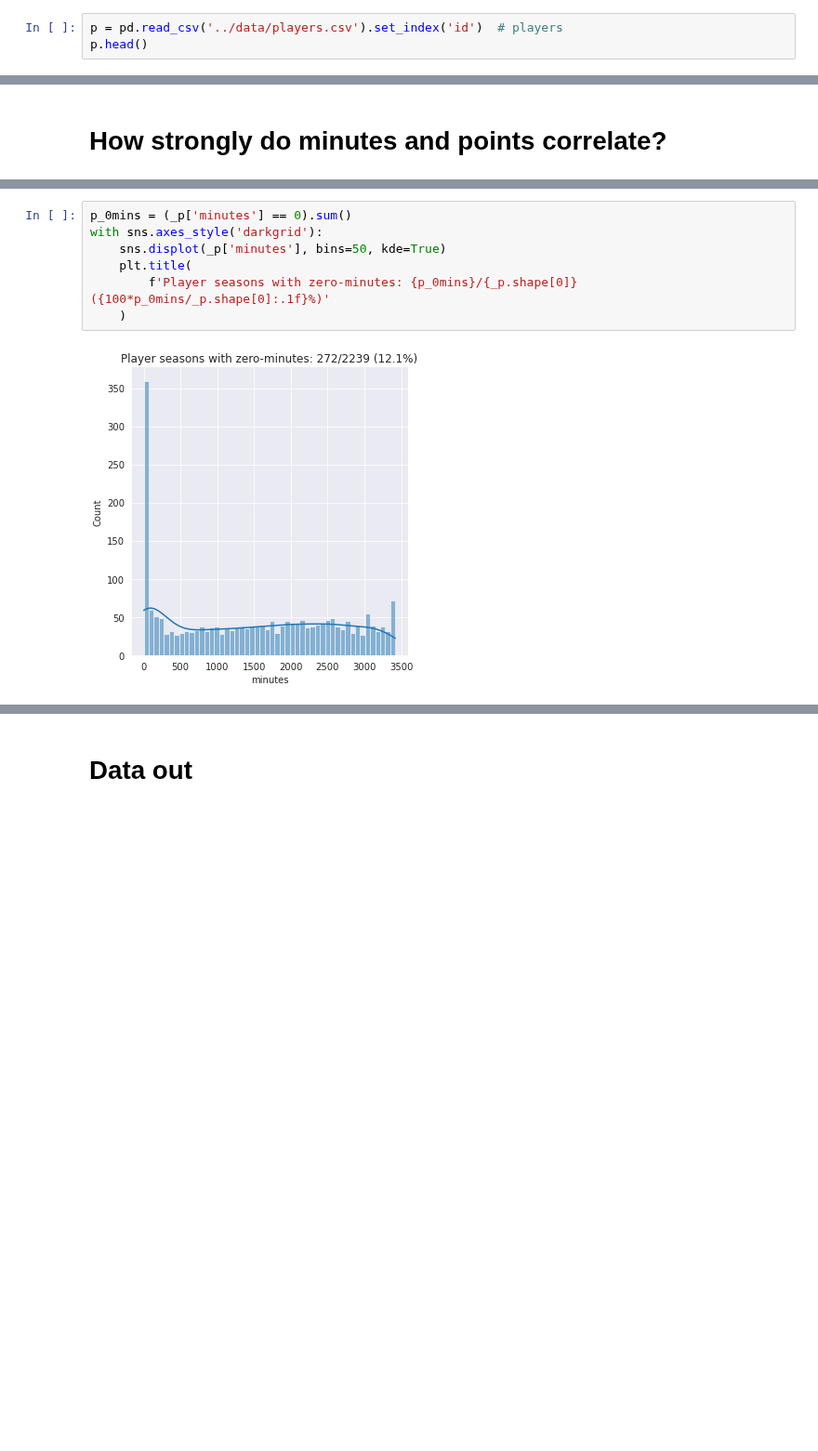
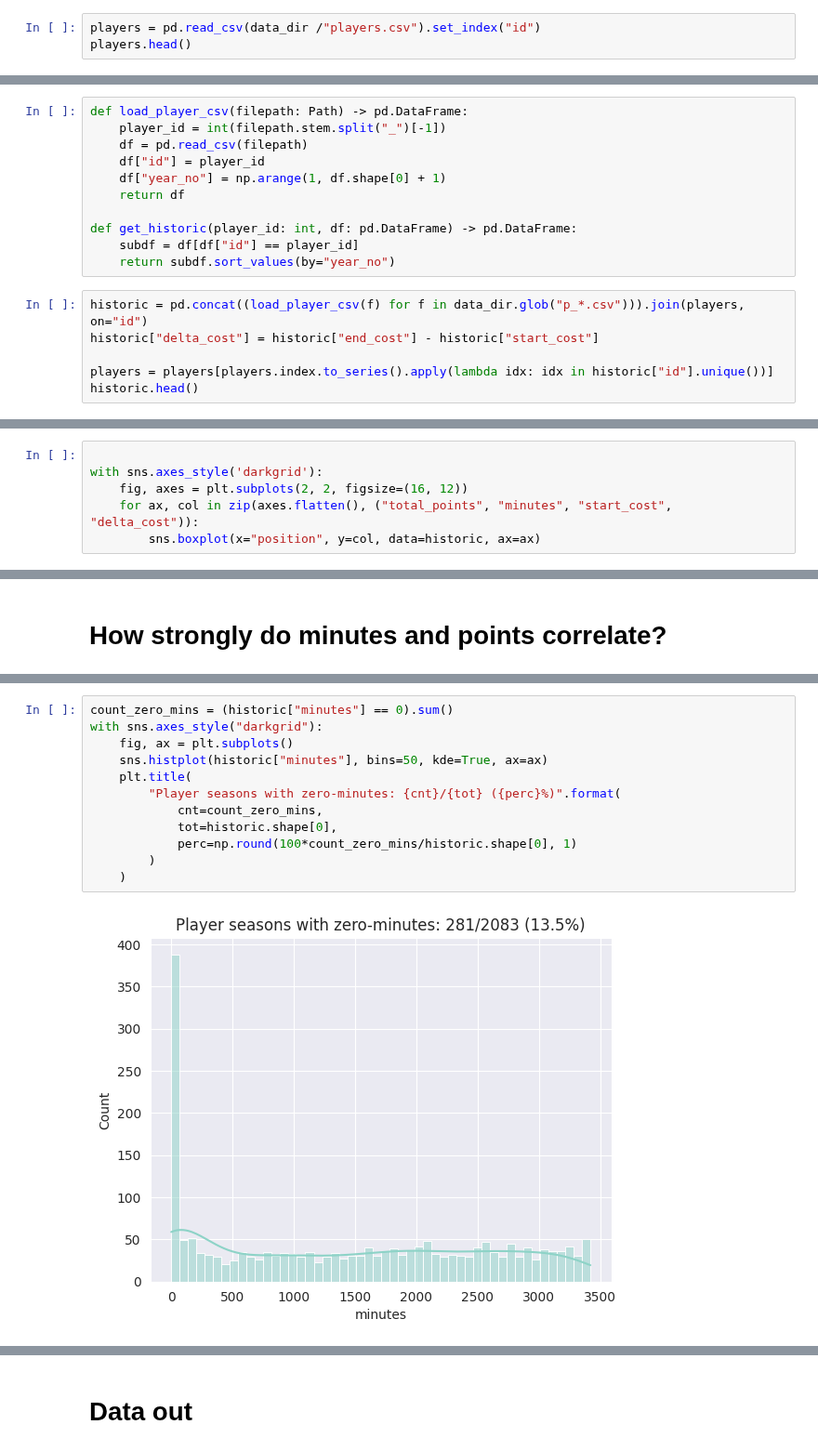
Before and after one commit to edwardhutchinson/fantasy-football-epl, a Jupyter notebook: notebooks/metric_research.ipynb, the cells around one changed output, grey strips where cells are left out. Shown at 93% size. Saved outputs shown, nothing was run; the diff lists cells and outputs as text; blank space fills up the shorter version.

```diff
--- a/notebooks/metric_research.ipynb
+++ b/notebooks/metric_research.ipynb
@@ -13,6 +42,6 @@ np.random.seed(1)
 # %%
-p = pd.read_csv('../data/players.csv').set_index('id')  # players
-p.head()
+players = pd.read_csv(data_dir /"players.csv").set_index("id")
+players.head()
 # %% [output]
 |  | first_name | second_name | now_cost | name | short_name | position |
 | id |  |  |  |  |  |  |
@@ -28,0 +53,17 @@ ph = {i: pd.read_csv(f'../data/p_{i}.csv') for i in p.index}  # player_history,
+# %%
+def load_player_csv(filepath: Path) -> pd.DataFrame:
+    player_id = int(filepath.stem.split("_")[-1])
+    df = pd.read_csv(filepath)
+    df["id"] = player_id
+    df["year_no"] = np.arange(1, df.shape[0] + 1)
+    return df
+
+def get_historic(player_id: int, df: pd.DataFrame) -> pd.DataFrame:
+    subdf = df[df["id"] == player_id]
+    return subdf.sort_values(by="year_no")
+# %%
+historic = pd.concat((load_player_csv(f) for f in data_dir.glob("p_*.csv"))).join(players, on="id")
+historic["delta_cost"] = historic["end_cost"] - historic["start_cost"]
+
+players = players[players.index.to_series().apply(lambda idx: idx in historic["id"].unique())]
+historic.head()
@@ -28,0 +91,6 @@ ph = {i: pd.read_csv(f'../data/p_{i}.csv') for i in p.index}  # player_history,
+# %%
+
+with sns.axes_style('darkgrid'):
+    fig, axes = plt.subplots(2, 2, figsize=(16, 12))
+    for ax, col in zip(axes.flatten(), ("total_points", "minutes", "start_cost", "delta_cost")):
+        sns.boxplot(x="position", y=col, data=historic, ax=ax)
@@ -50,9 +101,14 @@ _p.head()
 # %%
-p_0mins = (_p['minutes'] == 0).sum()
-with sns.axes_style('darkgrid'):
-    sns.displot(_p['minutes'], bins=50, kde=True)
+count_zero_mins = (historic["minutes"] == 0).sum()
+with sns.axes_style("darkgrid"):
+    fig, ax = plt.subplots()
+    sns.histplot(historic["minutes"], bins=50, kde=True, ax=ax)
     plt.title(
-        f'Player seasons with zero-minutes: {p_0mins}/{_p.shape[0]} ({100*p_0mins/_p.shape[0]:.1f}%)'
+        "Player seasons with zero-minutes: {cnt}/{tot} ({perc}%)".format(
+            cnt=count_zero_mins,
+            tot=historic.shape[0],
+            perc=np.round(100*count_zero_mins/historic.shape[0], 1)
+        )
     )
 # %% [output]
-[figure, old version]
+[figure, new version]
```
Also changed, not shown: parts of 25 cells of this notebook, 1 other file.
